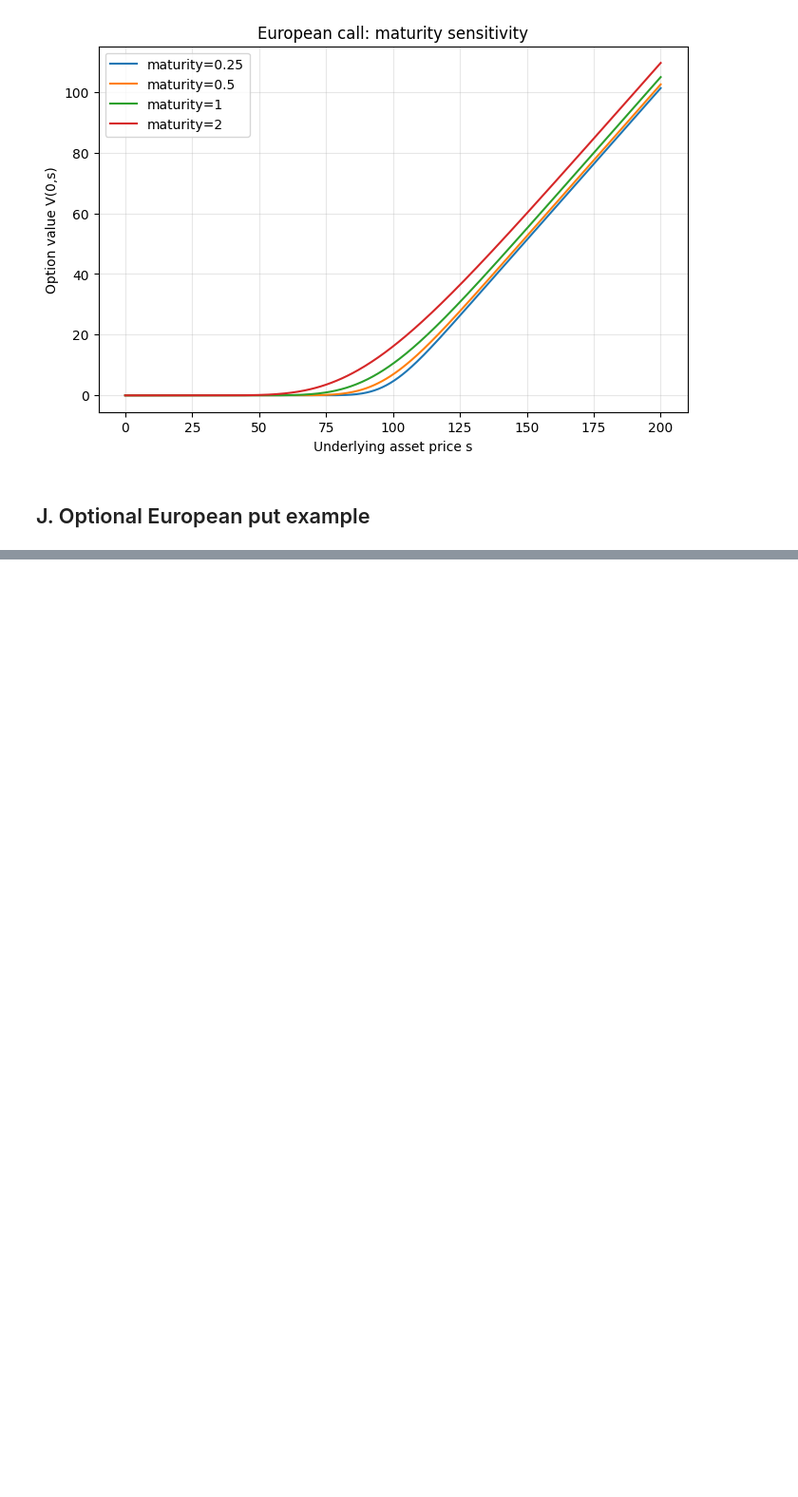
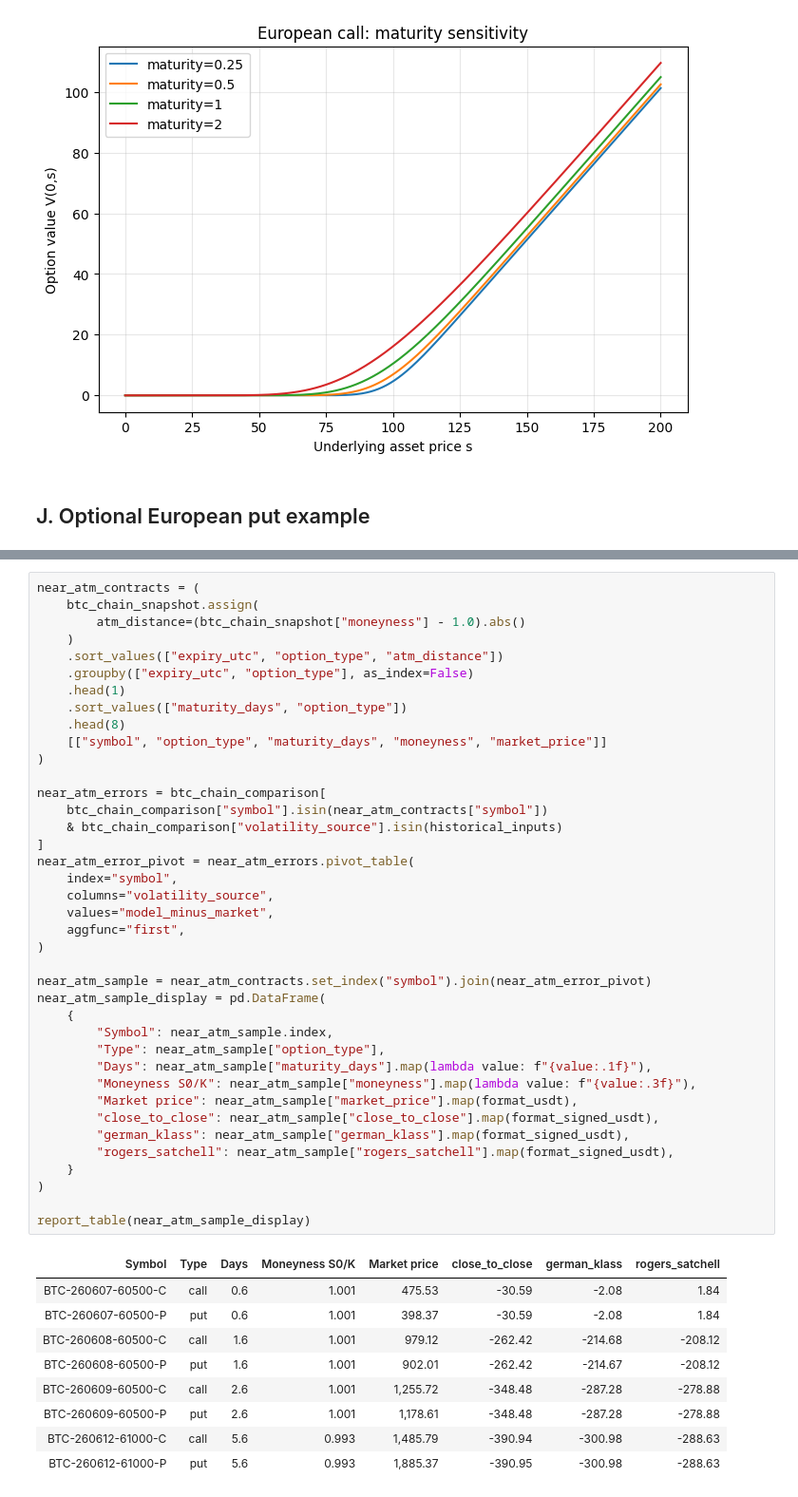
Before and after one commit to JakubCiaglo/PDE-project, a Jupyter notebook: notebooks/main.ipynb, the cells around one changed output, grey strips where cells are left out. Shown at 95% size. Drawn from its saved outputs; the diff is of its cells as text; blank space fills up the shorter version.

```diff
--- a/notebooks/main.ipynb
+++ b/notebooks/main.ipynb
@@ -252,0 +441,49 @@ put_error_metrics
+# %%
+near_atm_contracts = (
+    btc_chain_snapshot.assign(
+        atm_distance=(btc_chain_snapshot["moneyness"] - 1.0).abs()
+    )
+    .sort_values(["expiry_utc", "option_type", "atm_distance"])
+    .groupby(["expiry_utc", "option_type"], as_index=False)
+    .head(1)
+    .sort_values(["maturity_days", "option_type"])
+    .head(8)
+    [["symbol", "option_type", "maturity_days", "moneyness", "market_price"]]
+)
+
+near_atm_errors = btc_chain_comparison[
+    btc_chain_comparison["symbol"].isin(near_atm_contracts["symbol"])
+    & btc_chain_comparison["volatility_source"].isin(historical_inputs)
+]
+near_atm_error_pivot = near_atm_errors.pivot_table(
+    index="symbol",
+    columns="volatility_source",
+    values="model_minus_market",
+    aggfunc="first",
+)
+
+near_atm_sample = near_atm_contracts.set_index("symbol").join(near_atm_error_pivot)
+near_atm_sample_display = pd.DataFrame(
+    {
+        "Symbol": near_atm_sample.index,
+        "Type": near_atm_sample["option_type"],
+        "Days": near_atm_sample["maturity_days"].map(lambda value: f"{value:.1f}"),
+        "Moneyness S0/K": near_atm_sample["moneyness"].map(lambda value: f"{value:.3f}"),
+        "Market price": near_atm_sample["market_price"].map(format_usdt),
+        "close_to_close": near_atm_sample["close_to_close"].map(format_signed_usdt),
+        "german_klass": near_atm_sample["german_klass"].map(format_signed_usdt),
+        "rogers_satchell": near_atm_sample["rogers_satchell"].map(format_signed_usdt),
+    }
+)
+
+report_table(near_atm_sample_display)
+# %% [output]
+| Symbol | Type | Days | Moneyness S0/K | Market price | close_to_close | german_klass | rogers_satchell |
+| BTC-260607-60500-C | call | 0.6 | 1.001 | 475.53 | -30.59 | -2.08 | 1.84 |
+| BTC-260607-60500-P | put | 0.6 | 1.001 | 398.37 | -30.59 | -2.08 | 1.84 |
+| BTC-260608-60500-C | call | 1.6 | 1.001 | 979.12 | -262.42 | -214.68 | -208.12 |
+| BTC-260608-60500-P | put | 1.6 | 1.001 | 902.01 | -262.42 | -214.67 | -208.12 |
+| BTC-260609-60500-C | call | 2.6 | 1.001 | 1,255.72 | -348.48 | -287.28 | -278.88 |
+| BTC-260609-60500-P | put | 2.6 | 1.001 | 1,178.61 | -348.48 | -287.28 | -278.88 |
+| BTC-260612-61000-C | call | 5.6 | 0.993 | 1,485.79 | -390.94 | -300.98 | -288.63 |
+| BTC-260612-61000-P | put | 5.6 | 0.993 | 1,885.37 | -390.95 | -300.98 | -288.63 |
```
Also changed, not shown: parts of 22 cells of this notebook, 12 other files.
